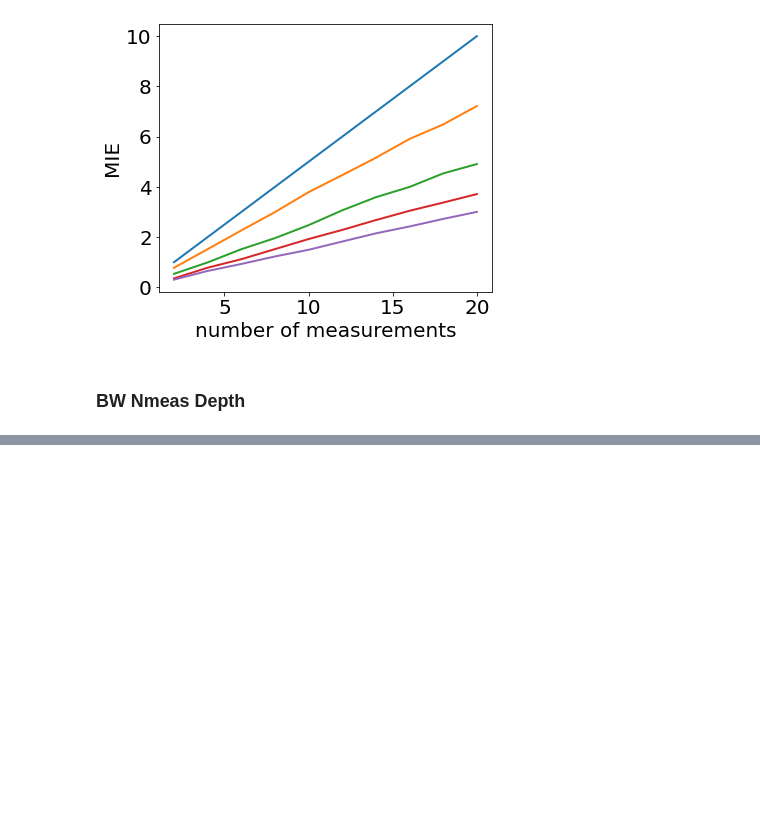
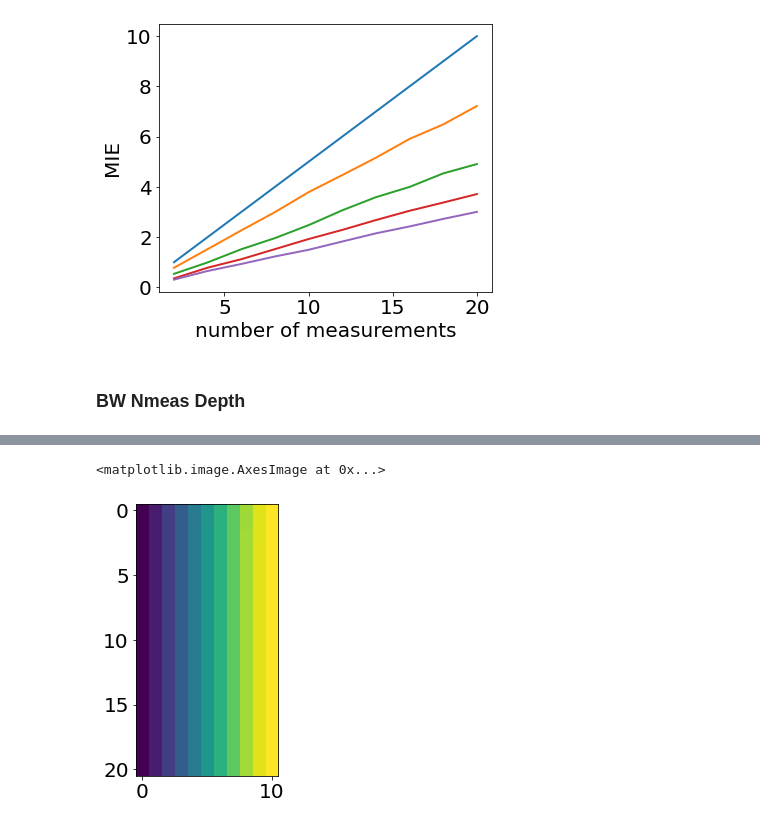
Before and after one commit to zsxqblz/nmeas_MIE_clifford, a Jupyter notebook: visualization.ipynb, the cells around one changed output, grey strips where cells are left out. Cells and saved outputs as stored; diff of their text form; code cells hidden in the pictures; blank space fills up the shorter version.

```diff
--- a/visualization.ipynb
+++ b/visualization.ipynb
@@ -490,0 +500,13 @@ population_std_l = data_raw[:,1].reshape((n_meas_length,depth_length))
+# %%
+file_name = "data/230225/230225_nd1_pp.npz"
+
+raw = np.load(file_name)
+n_meas_l  = raw['n_meas_l']
+depth_l  = raw['depth_l']
+cmi_ave_l = raw['cmi_ave_l']
+cmi_std_l = raw['cmi_std_l']
+# %%
+plt.imshow(cmi_ave_l)
+# %% [output]
+<matplotlib.image.AxesImage at 0x...>
+[figure, added]
```
Also changed, not shown: parts of 3 cells of this notebook.
